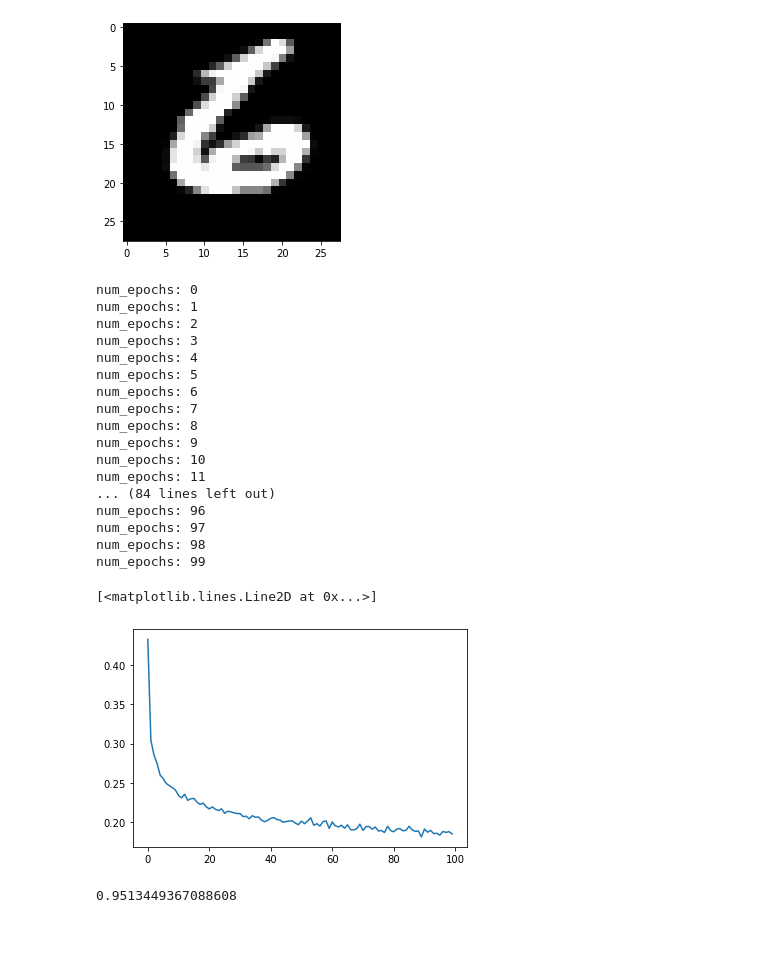
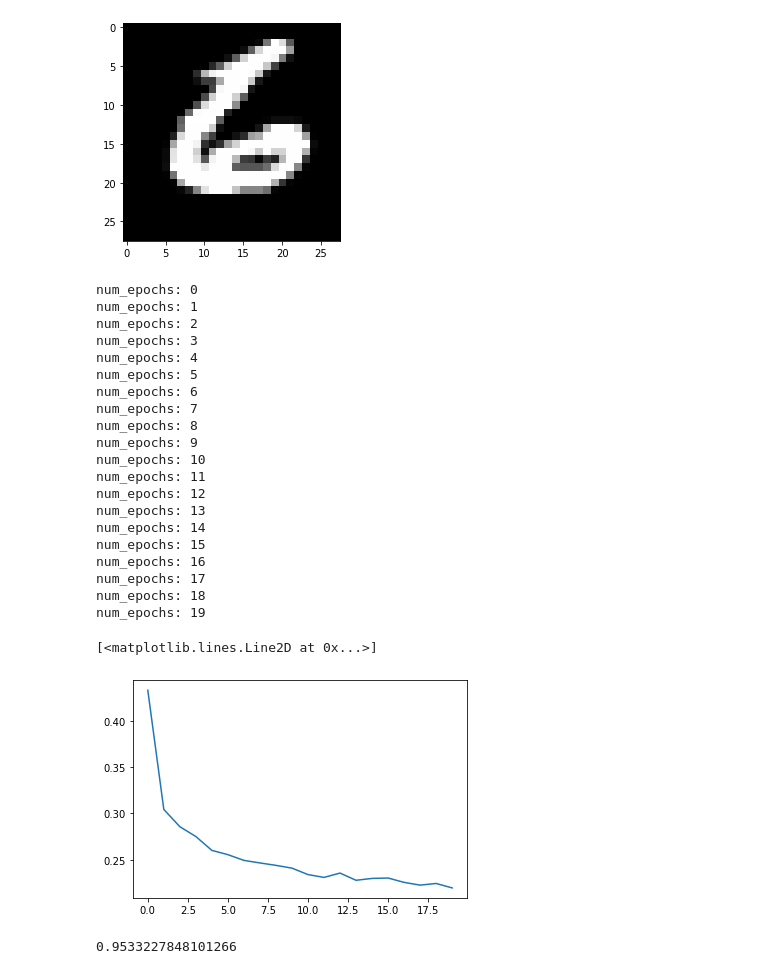
Before and after one commit to phoon884/ml, a Jupyter notebook: lesson/mnist/ANN.ipynb, the cells around one changed output. Drawn from its saved outputs; the diff is of its cells as text; code cells hidden in the pictures; blank space fills up the shorter version.

```diff
--- a/lesson/mnist/ANN.ipynb
+++ b/lesson/mnist/ANN.ipynb
@@ -66,42 +67,45 @@ test_loader = torch.utils.data.DataLoader(dataset=mnist_test,
                                           shuffle=False)
 # %%
 ann.train()
-num_epochs = 100
+num_epochs = 20
 losses = []
 accuracy = []
 for i in range(num_epochs):
     print(f"num_epochs: {i}")
     avg_losses = []
     for index , (img , label) in enumerate(train_loader):
         img , label = img.to(device) , label.to(device)
         optimizer.zero_grad()
         output = ann.forward(img)
         loss = criterion(output,label)
         avg_losses.append(loss.item())
         loss.backward()
         optimizer.step()
     losses.append(np.mean(avg_losses))
 plt.plot(losses)
 # %% [output]
 num_epochs: 0
 num_epochs: 1
 num_epochs: 2
 num_epochs: 3
 num_epochs: 4
 num_epochs: 5
 num_epochs: 6
 num_epochs: 7
 num_epochs: 8
 num_epochs: 9
 num_epochs: 10
 num_epochs: 11
-... (84 lines left out)
-num_epochs: 96
-num_epochs: 97
-num_epochs: 98
-num_epochs: 99
+num_epochs: 12
+num_epochs: 13
+num_epochs: 14
+num_epochs: 15
+num_epochs: 16
+num_epochs: 17
+num_epochs: 18
+num_epochs: 19
 [<matplotlib.lines.Line2D at 0x...>]
-[figure, old version]
+[figure, new version]
 # %%
 ann.eval()
 accuracy = []
@@ -113,7 +117,7 @@ for index , (img , label) in enumerate(test_loader):
     accuracy.append(test_acc)
 np.mean(accuracy)
 # %% [output]
-0.9513449367088608
+0.9533227848101266
 # %%
 from sklearn.metrics import confusion_matrix
 import itertools
```
Also changed, not shown: parts of 5 cells of this notebook, 1 other file.
